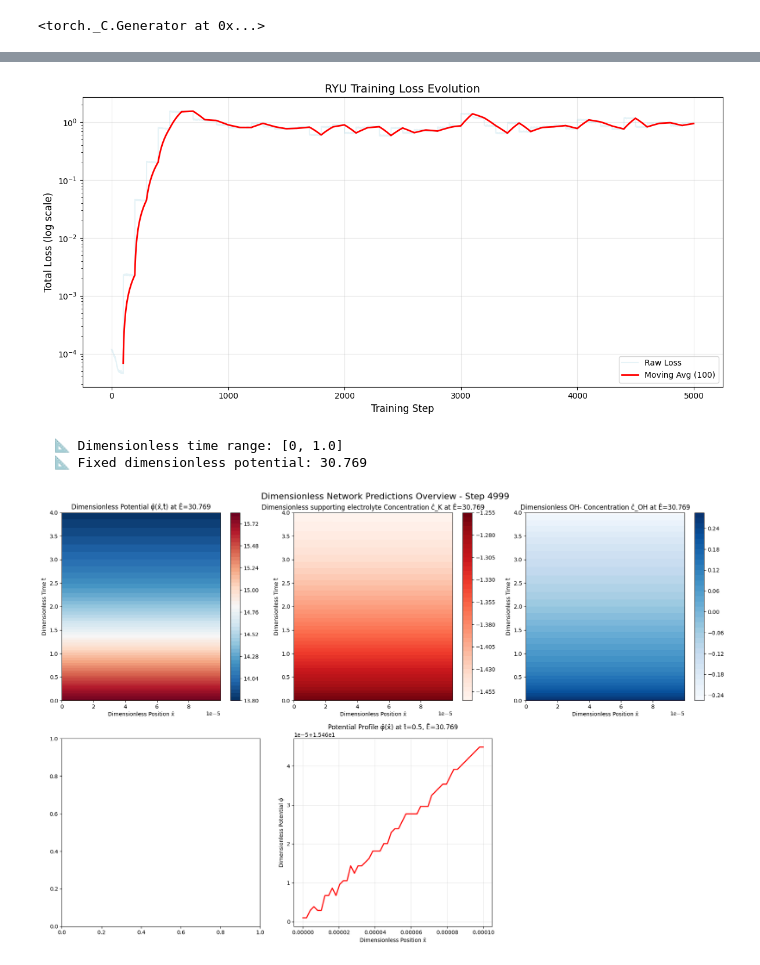
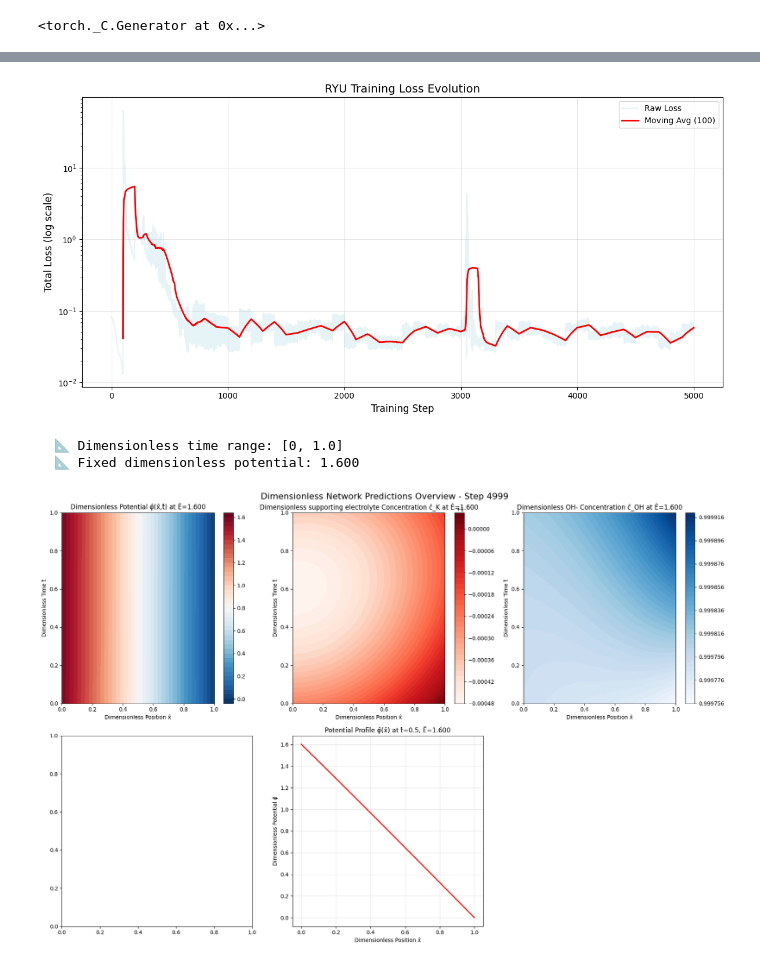
Before and after one commit to Feugmo-Group/EISPINN, a Jupyter notebook: NTKRYU.ipynb, the cells around one changed output, grey strips where cells are left out. Drawn from its saved outputs; the diff is of its cells as text; code cells hidden in the pictures.

Commit message:
Improved scaling
Improved scaling, boundary behaviour, plots

```diff
--- a/NTKRYU.ipynb
+++ b/NTKRYU.ipynb
@@ -23,7 +23,7 @@ torch.manual_seed(613)
 # %%
 # Characteristic scales
 lc = 1e-4  # Length scale [m]
-cc = 10  # Concentration scale [mol/m³]
+cc = 1000  # Concentration scale [mol/m³]
 
 # Physical constants
 F = 96485.0  # Faraday constant [C/mol]
@@ -68,8 +68,8 @@ epsilon_0 = 8.854e-12                    # Vacuum permittivity (F/m)
 epsilon_f = epsilon_r * epsilon_0        # Electrolyte permittivity
 
 # Bulk concentrations [mol/m³]
-c_OH_bulk = 1000.0  # 1 M KOH
-c_K_bulk = 1000.0  # 1 M KOH
+c_OH_bulk = 1.0  # 1 M KOH
+c_K_bulk = 1.0  # 1 M KOH
 
 # Dimensionless concentrations
 c_OH_dimensionless = c_OH_bulk/cc
@@ -1262,17 +1296,17 @@ plt.show()
 
 with torch.no_grad():
     # Define input ranges (all dimensionless)
-    n_spatial = 50
-    n_temporal = 50
+    n_spatial = 500
+    n_temporal = 500
 
     # Fix a representative dimensionless potential for visualization
-    E_hat_fixed = torch.tensor([[0.8 / phic]], device=device)  # Normalized E
+    E_hat_fixed = torch.tensor([[1.6]], device=device)  # Normalized E
 
     # Dimensionless time range (0 to 1)
-    t_hat_range = torch.linspace(0, 4.0, n_temporal, device=device)
+    t_hat_range = torch.linspace(0, 1.0, n_temporal, device=device)
 
     t_hat_final = torch.tensor([[1.0]], device=device)
-    x_hat_range = torch.linspace(0, L_domain, n_spatial, device=device)
+    x_hat_range = torch.linspace(0, 1, n_spatial, device=device)
 
     print(f"  📐 Dimensionless time range: [0, 1.0]")
     print(f"  📐 Fixed dimensionless potential: {E_hat_fixed.item():.3f}")
@@ -1320,40 +1354,40 @@ with torch.no_grad():
     plt.colorbar(im2, ax=axes[0, 1])
 
     # 3. Dimensionless anion
     im3 = axes[0, 2].contourf(X_hat_np, T_hat_np, c_oh_hat_np, levels=50, cmap='Blues')
     axes[0, 2].set_xlabel('Dimensionless Position x̂')
     axes[0, 2].set_ylabel('Dimensionless Time t̂')
     axes[0, 2].set_title(f'Dimensionless OH- Concentration ĉ_OH at Ê={E_hat_fixed.item():.3f}')
     plt.colorbar(im3, ax=axes[0, 2])
 
     # 5. Potential profile vs spatial position at fixed time - Fixed to use valid index and L_hat_final
     # Need to define L_hat_final since it's commented out above
-    L_hat_final = L_domain  # Use L_domain as fallback
+    L_hat_final = 1  # Use L_domain as fallback
 
-    x_hat_sweep = torch.linspace(0, L_hat_final, 50, device=device)
-    t_hat_mid = torch.full((50, 1), 0.5, device=device)  # Middle time
-    E_hat_mid = torch.full((50, 1), E_hat_fixed.item(), device=device)
+    x_hat_sweep = torch.linspace(0, L_hat_final, 500, device=device)
+    t_hat_mid = torch.full((500, 1), 0.5, device=device)  # Middle time
+    E_hat_mid = torch.full((500, 1), E_hat_fixed.item(), device=device)
 
     x_sweep_inputs = torch.cat([x_hat_sweep.unsqueeze(1), t_hat_mid, E_hat_mid], dim=1)
     phi_vs_x = u_net(x_sweep_inputs).cpu().numpy()
 
     axes[1, 1].plot(x_hat_sweep.cpu().numpy(), phi_vs_x, 'r-', linewidth=2)
     axes[1, 1].set_xlabel('Dimensionless Position x̂')
     axes[1, 1].set_ylabel('Dimensionless Potential φ̂')
     axes[1, 1].set_title(f'Potential Profile φ̂(x̂) at t̂=0.5, Ê={E_hat_fixed.item():.3f}')
     axes[1, 1].grid(True, alpha=0.3)
 
     # Hide the unused subplot [1, 2]
     axes[1, 2].set_visible(False)
 
     plt.suptitle(f'Dimensionless Network Predictions Overview - Step {step}', fontsize=16)
     plt.tight_layout()
     plt.show()
 # %% [output]
-[figure, old version]
+[figure, new version]
   📐 Dimensionless time range: [0, 1.0]
-  📐 Fixed dimensionless potential: 30.769
+  📐 Fixed dimensionless potential: 1.600
-[figure, old version]
+[figure, new version]
 # %%
 # --- LOSS PLOTS ---
 
```
Also changed, not shown: parts of 4 cells of this notebook.
